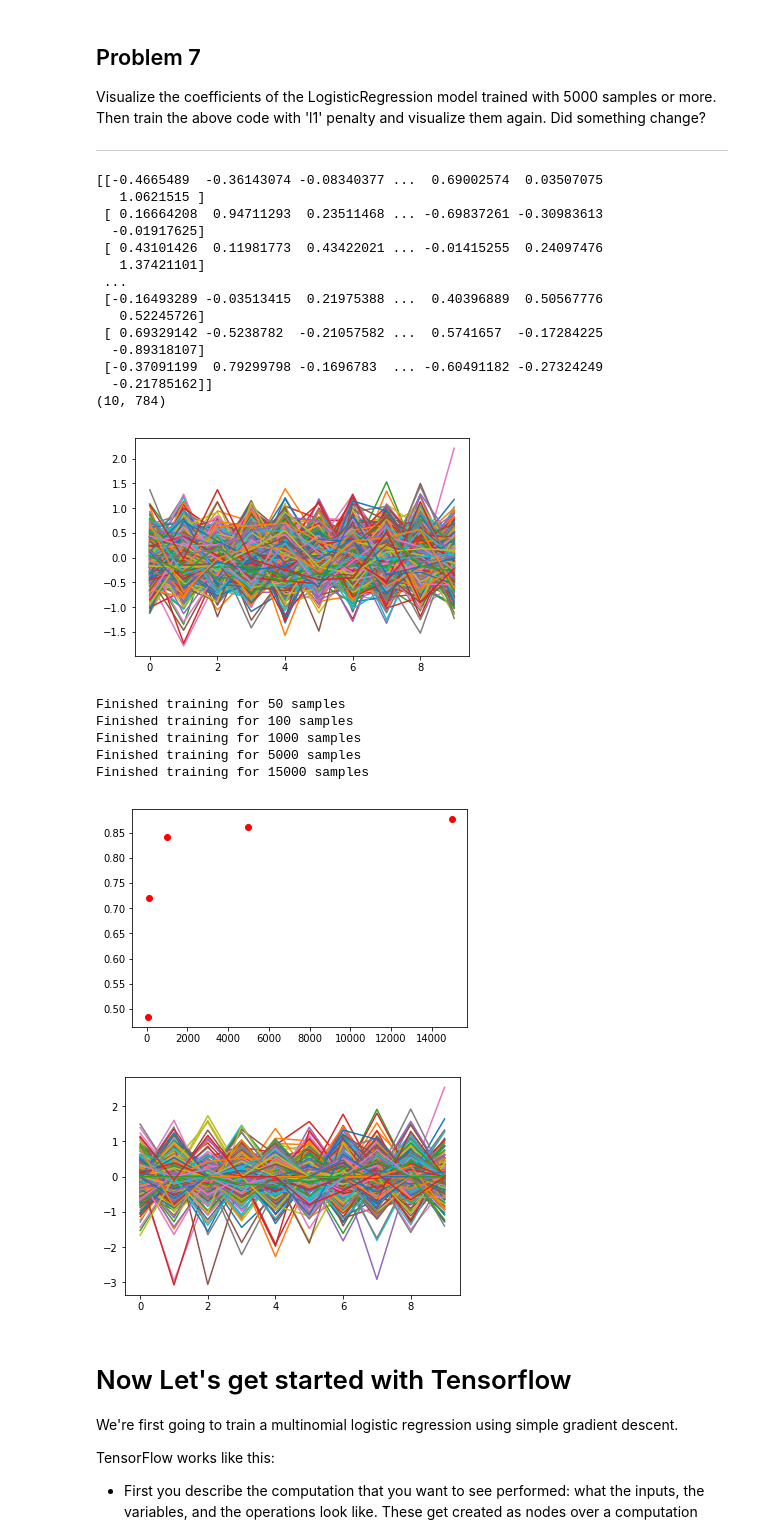
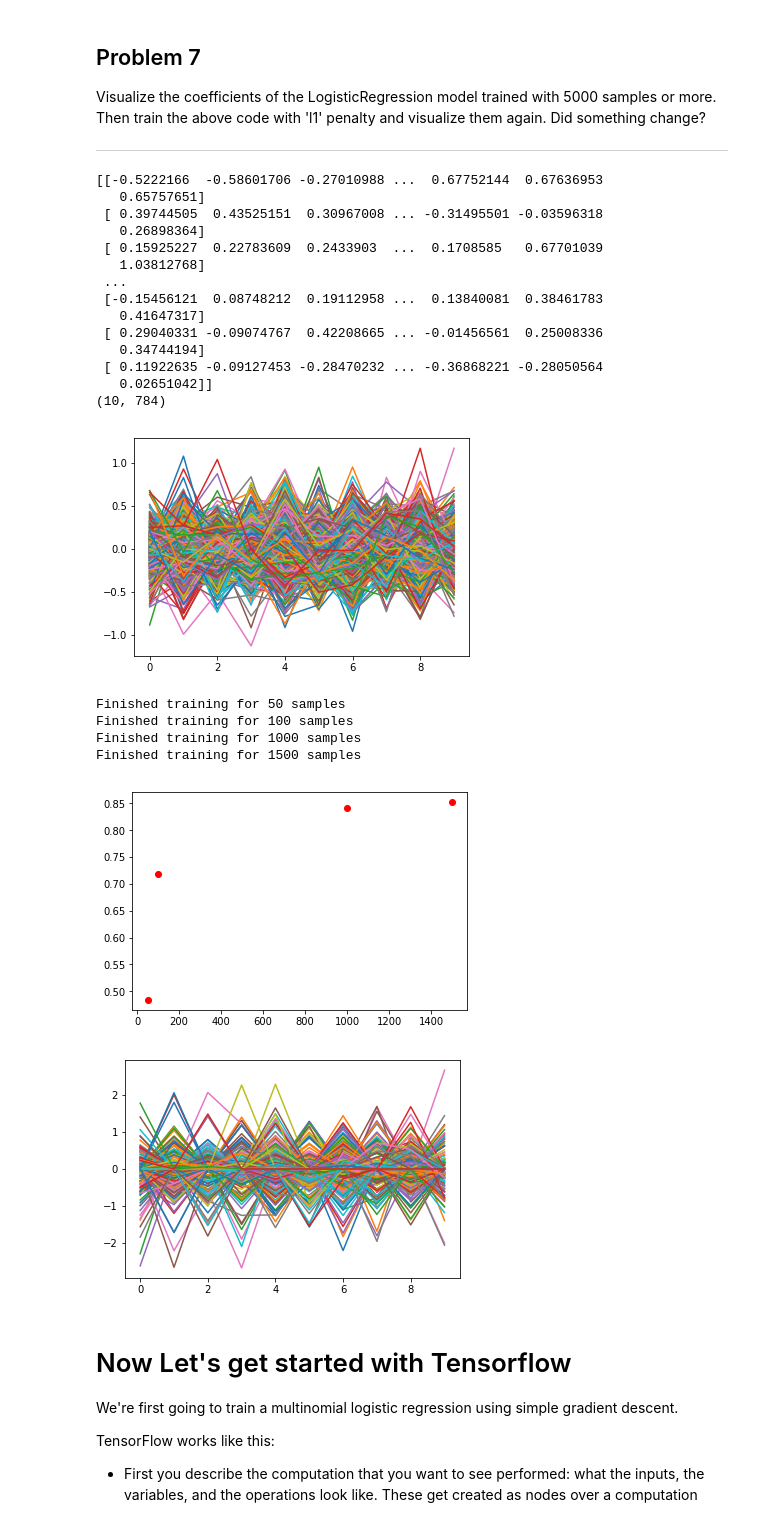
Before and after one commit to angelbeshirov/deep-learning, a Jupyter notebook: lab1/lab1/lab-1.ipynb, the cells around one changed output. Cells and saved outputs as stored; diff of their text form; code cells hidden in the pictures.

```diff
--- a/lab1/lab1/lab-1.ipynb
+++ b/lab1/lab1/lab-1.ipynb
@@ -546,7 +546,7 @@ Optional question: train an off-the-shelf model on all the data!
 
 ---
 # %%
-NUM_TRAINING_SAMPLES = [50, 100, 1000, 5000, 15000]
+NUM_TRAINING_SAMPLES = [50, 100, 1000, 1500]
 models = []
 for num_training_samples in NUM_TRAINING_SAMPLES:
     model = LogisticRegression(
@@ -599,57 +598,56 @@ print(models[3].coef_.shape)
 plt.plot(models[3].coef_)
 plt.show()
 # %% [output]
-[[-0.4665489  -0.36143074 -0.08340377 ...  0.69002574  0.03507075
-   1.0621515 ]
- [ 0.16664208  0.94711293  0.23511468 ... -0.69837261 -0.30983613
-  -0.01917625]
- [ 0.43101426  0.11981773  0.43422021 ... -0.01415255  0.24097476
-   1.37421101]
+[[-0.5222166  -0.58601706 -0.27010988 ...  0.67752144  0.67636953
+   0.65757651]
+ [ 0.39744505  0.43525151  0.30967008 ... -0.31495501 -0.03596318
+   0.26898364]
+ [ 0.15925227  0.22783609  0.2433903  ...  0.1708585   0.67701039
+   1.03812768]
  ...
- [-0.16493289 -0.03513415  0.21975388 ...  0.40396889  0.50567776
-   0.52245726]
- [ 0.69329142 -0.5238782  -0.21057582 ...  0.5741657  -0.17284225
-  -0.89318107]
- [-0.37091199  0.79299798 -0.1696783  ... -0.60491182 -0.27324249
-  -0.21785162]]
+ [-0.15456121  0.08748212  0.19112958 ...  0.13840081  0.38461783
+   0.41647317]
+ [ 0.29040331 -0.09074767  0.42208665 ... -0.01456561  0.25008336
+   0.34744194]
+ [ 0.11922635 -0.09127453 -0.28470232 ... -0.36868221 -0.28050564
+   0.02651042]]
 (10, 784)
-[figure, old version]
+[figure, new version]
 # %%
-NUM_TRAINING_SAMPLES = [50, 100, 1000, 5000, 15000]
+NUM_TRAINING_SAMPLES = [50, 100, 1000, 1500]
 models1 = []
 for num_training_samples in NUM_TRAINING_SAMPLES:
     model = LogisticRegression(
         max_iter=1000, solver='liblinear', multi_class='auto', penalty='l1'
     )
     model = model.fit(
         [sample.reshape(-1) for sample in train_dataset[:num_training_samples]],
         train_labels[:num_training_samples]
     )
     models1.append(model)
     print("Finished training for %d samples " % num_training_samples)
 
 test_dataset = np.reshape(test_dataset, (len(test_dataset), 28 * 28))
 
 accuracies = []
 for model in models1:
     predictions = model.predict(test_dataset)
     accuracy = np.mean(predictions == test_labels)
 
     accuracies.append(accuracy)
 
 plt.plot(NUM_TRAINING_SAMPLES, accuracies, 'ro')
 plt.show()
 
 plt.plot(models1[3].coef_)
 plt.show()
 # %% [output]
 Finished training for 50 samples
 Finished training for 100 samples
 Finished training for 1000 samples
-Finished training for 5000 samples
-Finished training for 15000 samples
+Finished training for 1500 samples
-[figure, old version]
+[figure, new version]
-[figure, old version]
+[figure, new version]
 # %% [markdown]
 # Now Let's get started with Tensorflow
 We're first going to train a multinomial logistic regression using simple gradient descent.
```
Also changed, not shown: parts of 15 cells of this notebook.
